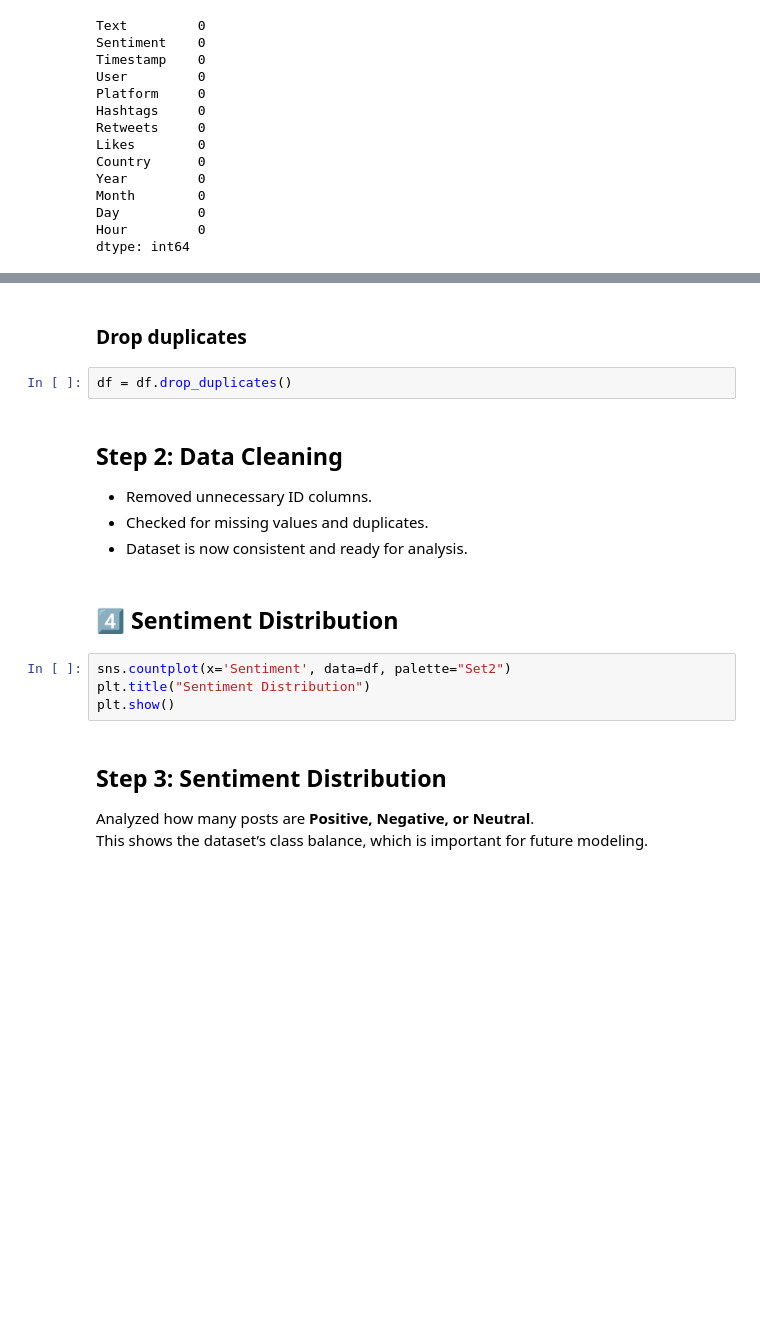
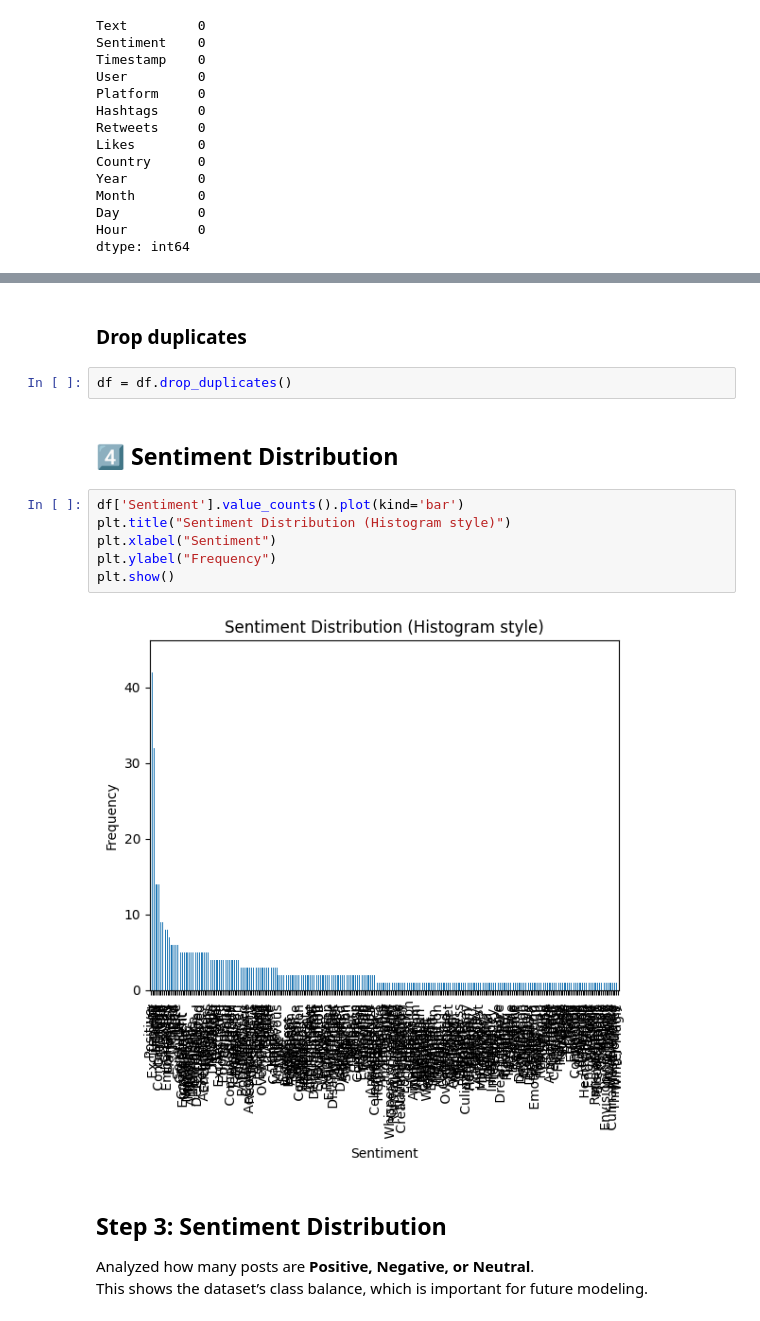
Before and after one commit to OcSpice/Sentiment-Dataset-EDA, a Jupyter notebook: EDA_on_Sentiment_Dataset.ipynb, the cells around one changed output, grey strips where cells are left out. Drawn from its saved outputs; the diff is of its cells as text; blank space fills up the shorter version.

```diff
--- a/EDA_on_Sentiment_Dataset.ipynb
+++ b/EDA_on_Sentiment_Dataset.ipynb
@@ -63,18 +68,17 @@ dtype: int64
 # %% [markdown]
-### Drop duplicates
+### **Drop duplicates**
 # %%
 df = df.drop_duplicates()
-# %% [markdown]
-## **Step 2: Data Cleaning**
-- Removed unnecessary ID columns.
-- Checked for missing values and duplicates.
-- Dataset is now consistent and ready for analysis.
 # %% [markdown]
 ## 4️⃣ **Sentiment Distribution**
-# %%
-sns.countplot(x='Sentiment', data=df, palette="Set2")
-plt.title("Sentiment Distribution")
-plt.show()
+# %%
+df['Sentiment'].value_counts().plot(kind='bar')
+plt.title("Sentiment Distribution (Histogram style)")
+plt.xlabel("Sentiment")
+plt.ylabel("Frequency")
+plt.show()
+# %% [output]
+[figure, added]
 # %% [markdown]
 ## **Step 3: Sentiment Distribution**
 Analyzed how many posts are **Positive, Negative, or Neutral**.
```
Also changed, not shown: parts of 20 cells of this notebook.
